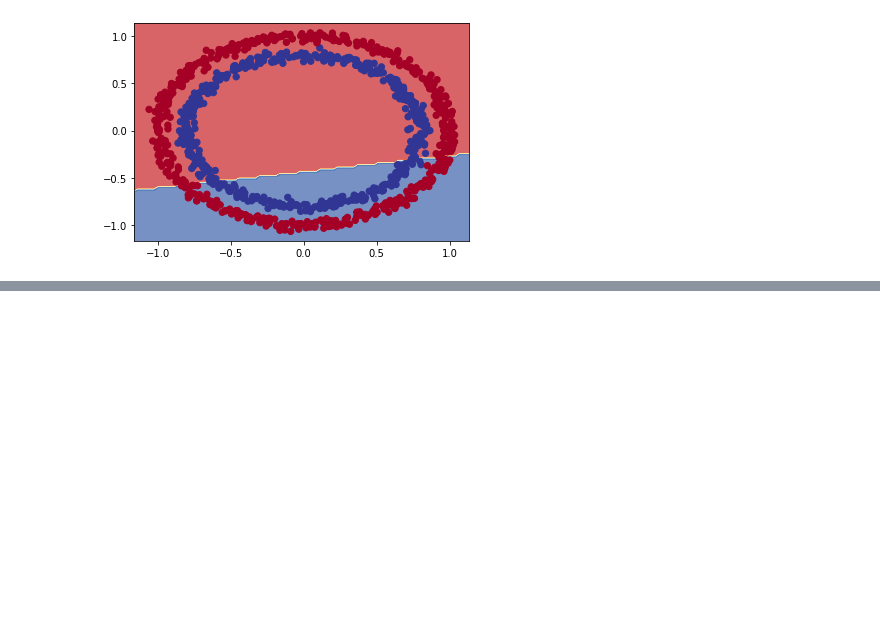
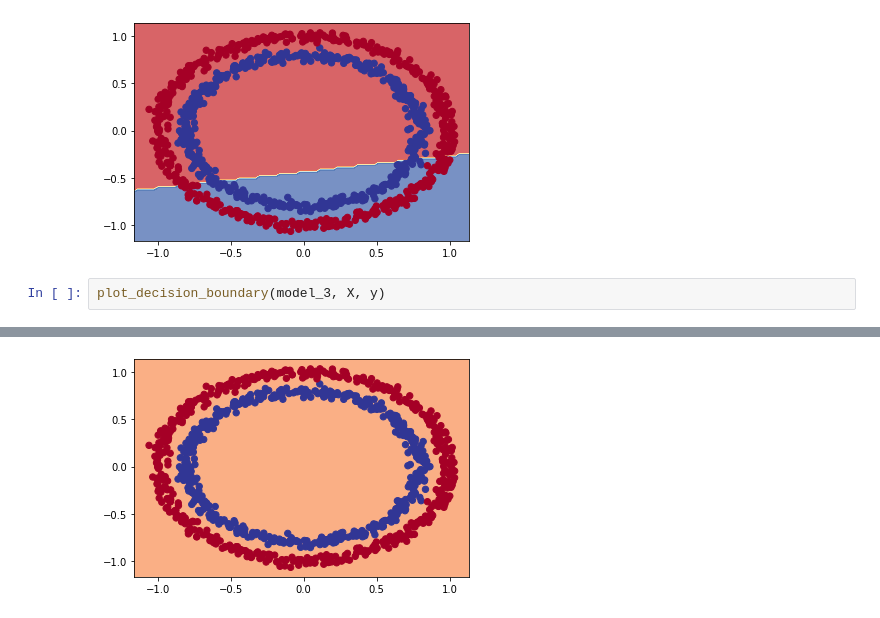
Before and after one commit to LazaUK/UdemyProjects-TensorFlow, a Jupyter notebook: Project4_NNClassification/TensorFlow_04_IntroClassNN.ipynb, the cells around one changed output, grey strips where cells are left out. Cells and saved outputs as stored; diff of their text form; blank space fills up the shorter version.

```diff
--- a/Project4_NNClassification/TensorFlow_04_IntroClassNN.ipynb
+++ b/Project4_NNClassification/TensorFlow_04_IntroClassNN.ipynb
@@ -264,3 +264,6 @@ plot_decision_boundary(
 313/313 [==============================] - 1s 2ms/step
 Doing binary classification
 [figure]
+# %%
+plot_decision_boundary(model_3, X, y)
+# %% [output]
@@ -266,0 +272 @@ Doing binary classification
+[figure, added]
```
Also changed, not shown: parts of 2 cells of this notebook.
